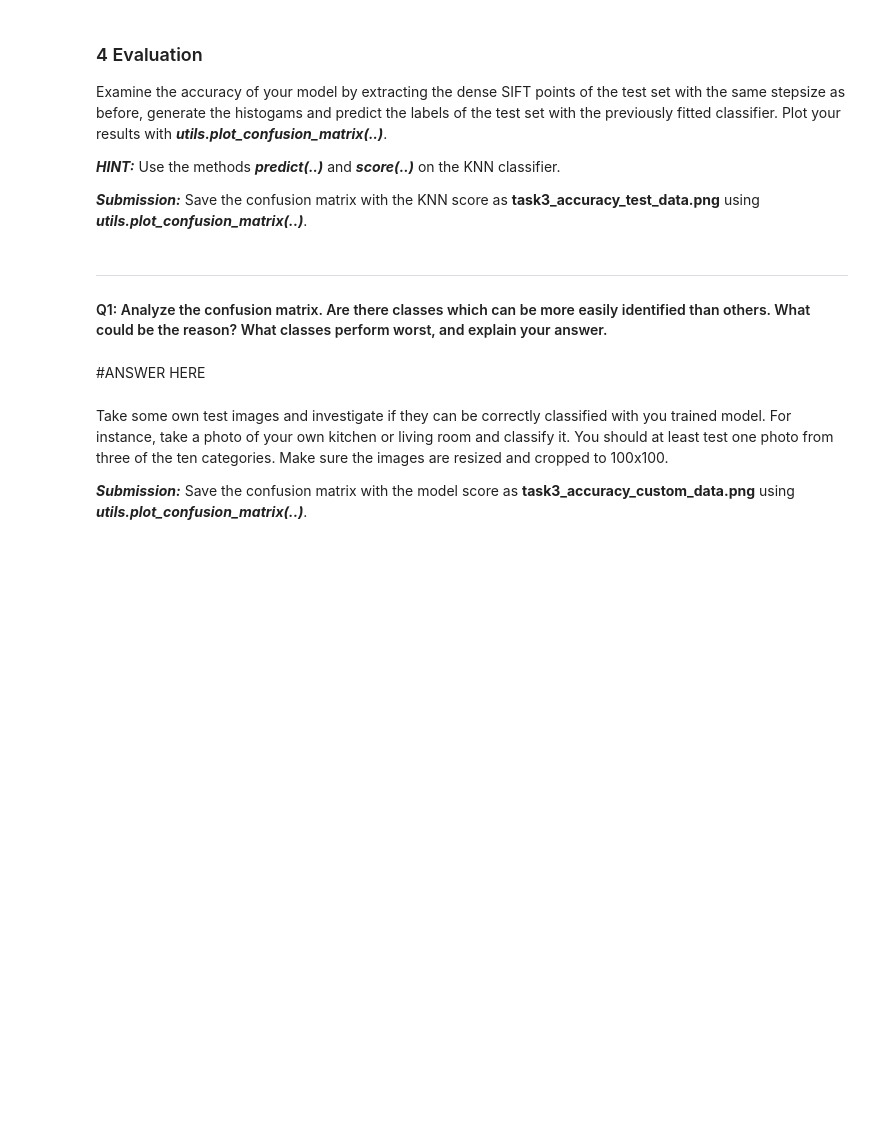
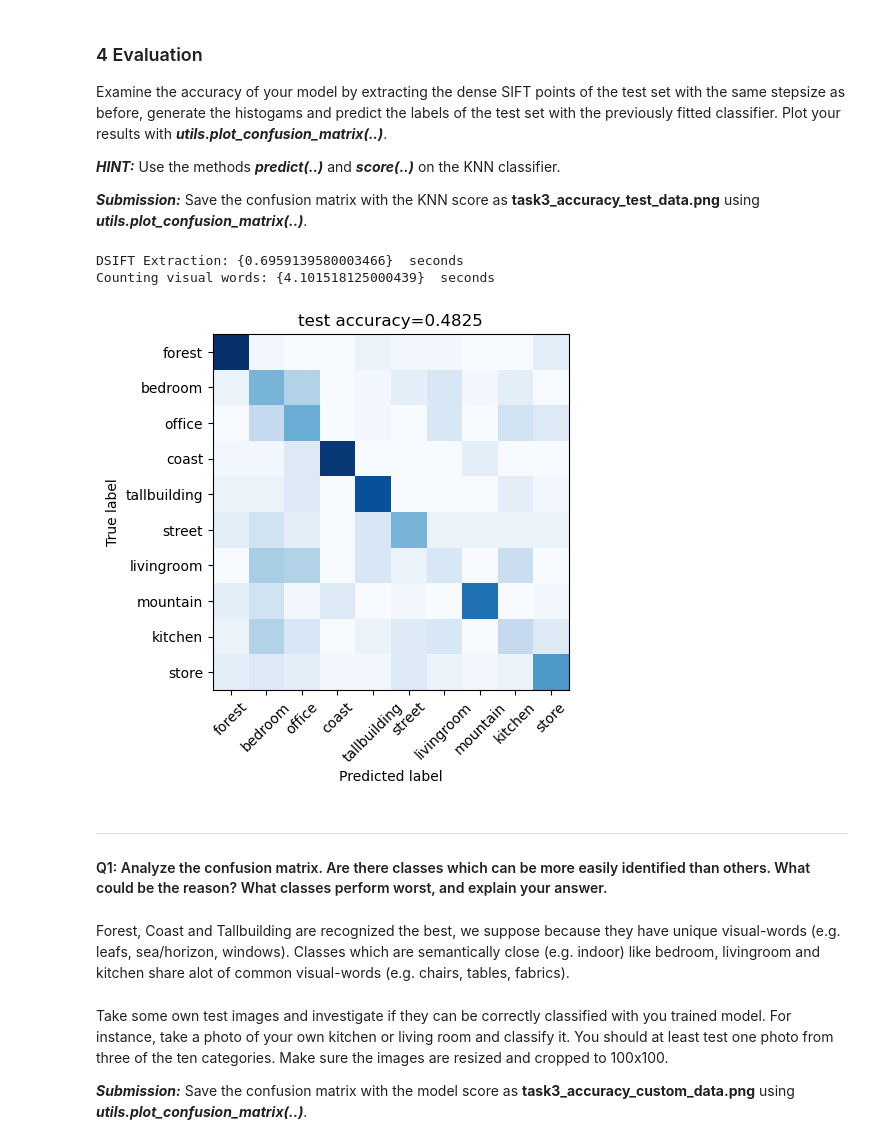
Before and after one commit to michael-rubik/CV_2022_Ass_2, a Jupyter notebook: TASK3/Task3.ipynb, the cells around one changed output. Saved outputs shown, nothing was run; the diff lists cells and outputs as text; code cells hidden in the pictures; blank space fills up the shorter version.

```diff
--- a/TASK3/Task3.ipynb
+++ b/TASK3/Task3.ipynb
@@ -30,7 +33,7 @@ test_dataset = dataset.SceneDataset(test_path)
 
 train_images = train_dataset.get_data()[0]
 test_images = test_dataset.get_data()[0]
-class_names = test_dataset.get_class_names()
+class_names = test_dataset.get_class_names()[0]
 #student_code end
 
 print('Imported test data: ',len(test_images))
@@ -45,7 +52,8 @@ _***HINT:***_
 ***KMeans(..)*** expects the features to be a stacked 2D matrix instead of a list (np.vstack(...)).
 # %%
 #student code start
-# SOMETHINGS WRONG! image_descriptors are just [0,0,0,..] currently
-train_descriptors = np.array(features.extract_dsift(train_images, stepsize=5, num_samples=100))
-train_clusters = KMeans(n_clusters=50).fit(np.vstack(train_descriptors)).cluster_centers_
+train_descriptors_1 = np.array(features.extract_dsift(train_images, stepsize=5, num_samples=100))
+print(train_descriptors_1[0])
+train_clusters = KMeans(n_clusters=50).fit(np.vstack(train_descriptors_1)).cluster_centers_
+print(train_clusters[0])
 #student code end
@@ -61,0 +84,8 @@ After, implement ***count_visual_words(..)*** in ***features.py*** to obtain a h
+# %%
+#student code start
+train_descriptors_2 = np.array(features.extract_dsift(train_images, stepsize=2))
+train_histograms = features.count_visual_words(train_descriptors_2, train_clusters)
+
+neigh = KNeighborsClassifier(n_neighbors=3)
+neigh.fit(train_histograms, train_dataset.get_data()[1])
+#student code end
@@ -76,8 +106,22 @@ Use the methods ***predict(..)*** and ***score(..)*** on the KNN classifier.
+# %%
+#student code start
+test_descriptors = np.array(features.extract_dsift(test_images, stepsize=2))
+test_histograms = features.count_visual_words(test_descriptors, train_clusters)
+
+test_label_predictions = neigh.predict(test_histograms)
+test_label_scores = neigh.score(test_histograms, test_dataset.get_data()[1])
+
+utils.plot_confusion_matrix(test_dataset.get_data()[1], test_label_predictions, test_label_scores, class_names)
+#student code end
+# %% [output]
+DSIFT Extraction: {0.6959139580003466}  seconds
+Counting visual words: {4.101518125000439}  seconds
+[figure, added]
 # %% [markdown]
 ***
 #### Q1: Analyze the confusion matrix. Are there classes which can be more easily identified than others. What could be the reason? What classes perform worst, and explain your answer.
-# %% [markdown]
-#ANSWER HERE
+# %% [markdown]
+Forest, Coast and Tallbuilding are recognized the best, we suppose because they have unique visual-words (e.g. leafs, sea/horizon, windows). Classes which are semantically close (e.g. indoor) like bedroom, livingroom and kitchen share alot of common visual-words (e.g. chairs, tables, fabrics).
 # %% [markdown]
 
 Take some own test images and investigate if they can be correctly classified with you trained model. For instance, take a photo of your own kitchen or living room and classify it. You should at least test one photo from three of the ten categories. Make sure the images are resized and cropped to 100x100.
```
Also changed, not shown: parts of 9 cells of this notebook, 3 other files.
